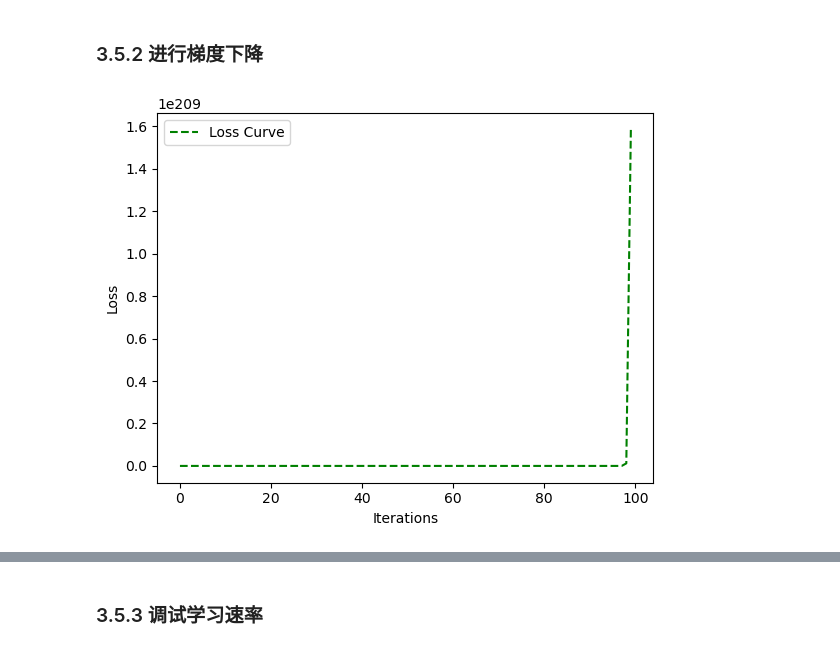
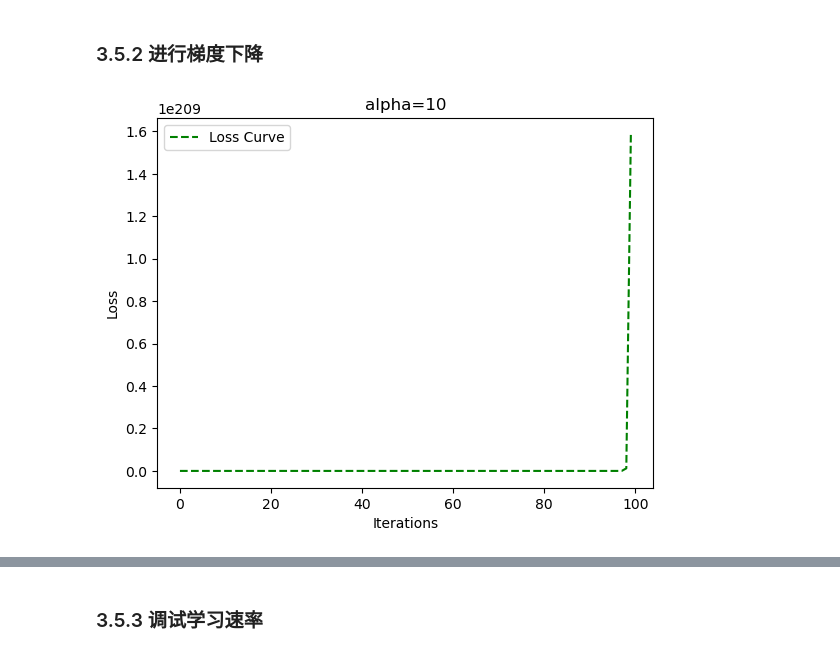
Before and after one commit to MemoryFactory/jupyter_basic, a Jupyter notebook: zero_ml.ipynb, the cells around one changed output, grey strips where cells are left out. Drawn from its saved outputs; the diff is of its cells as text; code cells hidden in the pictures.

```diff
--- a/zero_ml.ipynb
+++ b/zero_ml.ipynb
@@ -730,9 +747,10 @@ loss_history,weight_history,bias_history = gradient_descent(X_train,y_train,weig
 # %%
 plt.plot(loss_history, 'g--', label='Loss Curve') # 显示损失曲线
 
+plt.title(f'alpha={alpha}')
 plt.xlabel('Iterations')
 plt.ylabel('Loss')
 plt.legend()
 plt.show()
 # %% [output]
-[figure, old version]
+[figure, new version]
```
Also changed, not shown: parts of 21 cells of this notebook.
